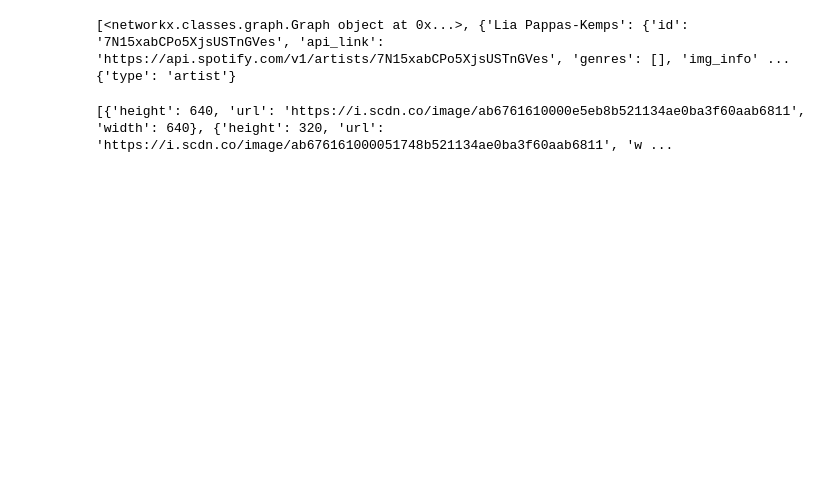
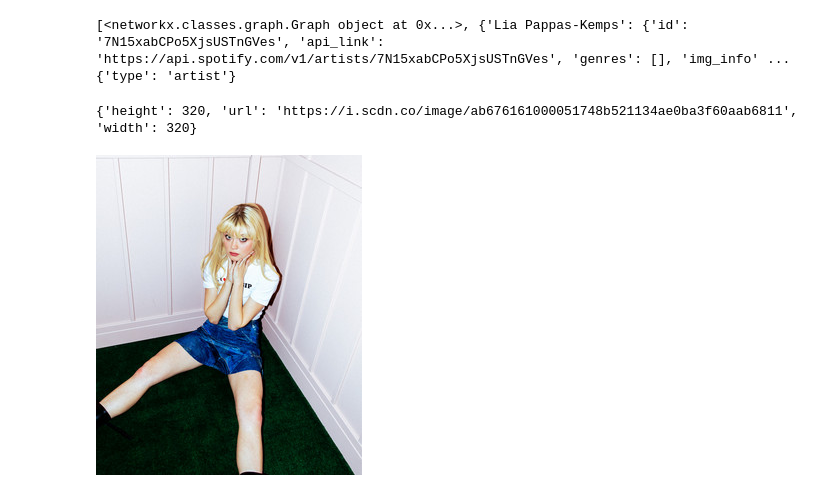
Before and after one commit to scmcqueen/SpotifyWikipediaProject, a Jupyter notebook: TestingNotebook.ipynb, the cells around one changed output. Saved outputs shown, nothing was run; the diff lists cells and outputs as text; code cells hidden in the pictures; blank space fills up the shorter version.

Commit message:
add image capability to panel

```diff
--- a/TestingNotebook.ipynb
+++ b/TestingNotebook.ipynb
@@ -533,6 +533,18 @@ def get_most_popular_artist(lookup):
 
 get_most_popular_artist(lookup_dict)
 
-print(lookup_dict['Maisie Peters']['img_info'][0]) #height, width, url
+print(lookup_dict['Maisie Peters']['img_info'][1]) #height, width, url
 # %% [output]
-[{'height': 640, 'url': 'https://i.scdn.co/image/ab6761610000e5eb8b521134ae0ba3f60aab6811', 'width': 640}, {'height': 320, 'url': 'https://i.scdn.co/image/ab676161000051748b521134ae0ba3f60aab6811', 'w ...
+{'height': 320, 'url': 'https://i.scdn.co/image/ab676161000051748b521134ae0ba3f60aab6811', 'width': 320}
+# %%
+import urllib.request
+from PIL import Image
+
+urllib.request.urlretrieve(
+  'https://i.scdn.co/image/ab676161000051748b521134ae0ba3f60aab6811',
+   "cute.png")
+
+img = Image.open("cute.png")
+img
+# %% [output]
+[figure, added]
```
Also changed, not shown: 3 other files.
